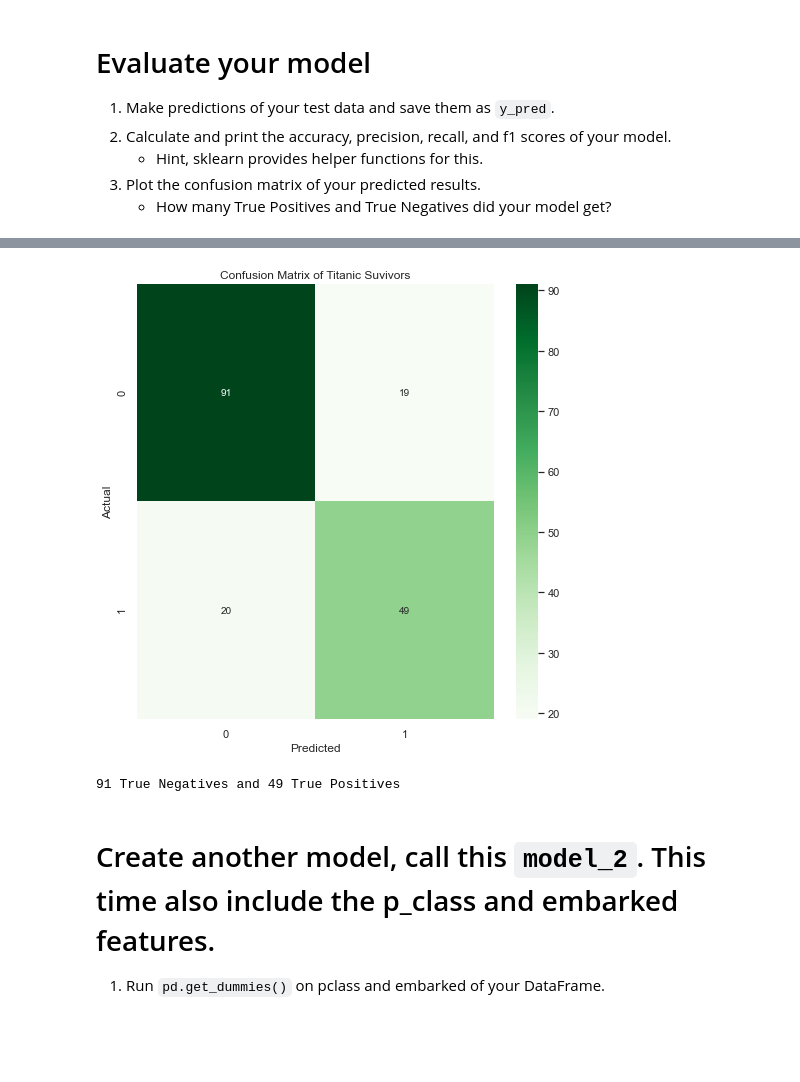
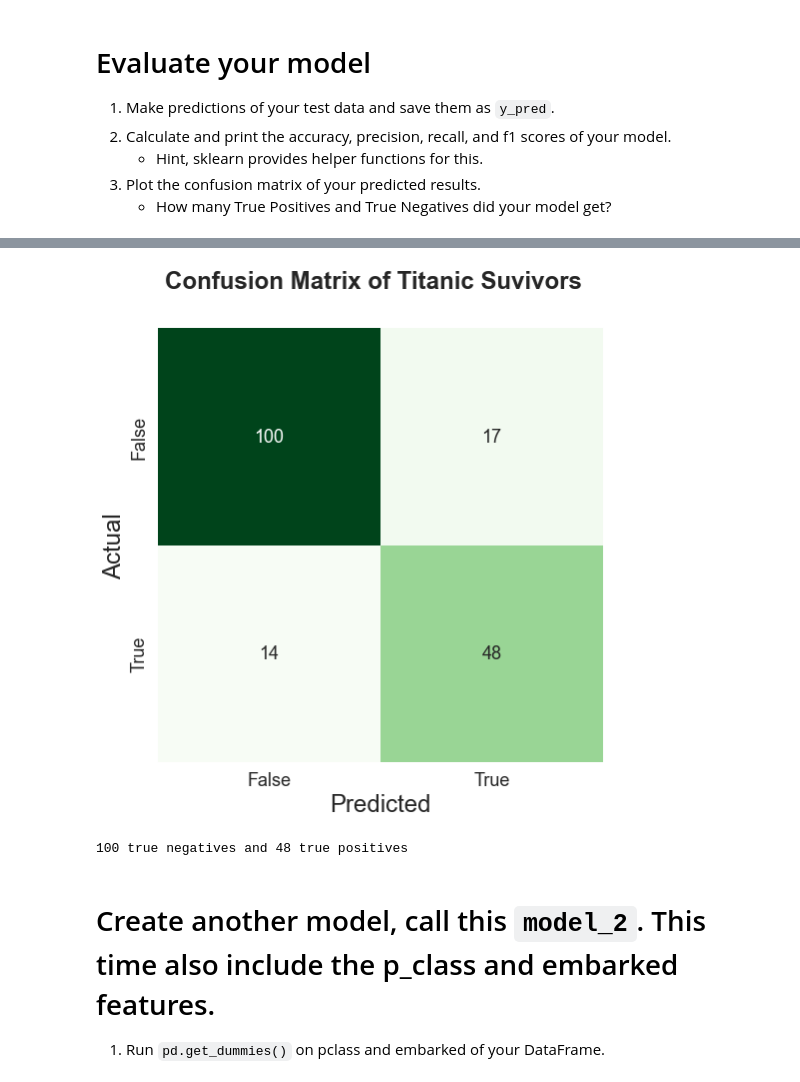
Before and after one commit to LiKenun/2021-fall-data-science, a Jupyter notebook: Week-03-Intro-To-ML/Exercise-Logistic-Regression.ipynb, the cells around one changed output, grey strips where cells are left out. Cells and saved outputs as stored; diff of their text form; code cells hidden in the pictures; blank space fills up the shorter version.

```diff
--- a/Week-03-Intro-To-ML/Exercise-Logistic-Regression.ipynb
+++ b/Week-03-Intro-To-ML/Exercise-Logistic-Regression.ipynb
@@ -27,10 +42,10 @@ from sklearn.metrics import accuracy_score, precision_score, recall_score, confu
 # %%
 # Load the titanic data set into a pandas dataframe.
 
-df = pd.read_csv('data/titanic.csv')
+df_1 = pd.read_csv('data/titanic.csv')
 
 # Display data
-df.head()
+df_1.head()
 # %% [output]
 |  | passengerid | survived | pclass | name | sex | age | sibsp | parch | ticket | fare | ... |
 | 0 | 1 | 0 | 3 | Braund, Mr. Owen Harris | male | 22.0 | 1 | 0 | A/5 21171 | 7.2500 | ... |
@@ -126,9 +168,11 @@ print(X_train.shape, X_test.shape)
 * Predict the values of your testing data
 # %%
 # Initalize our model
-model = LogisticRegression()
+model_1 = LogisticRegression()
 
 # Train our model using our training data.
-model.fit(X_train,
-          y_train)
+model_1.fit(X_train_1,
+            y_train_1)
+
+model_1.score(X_test_1, y_test_1) # Should match F1 score if all the later steps are done right
 # %% [output]
@@ -142,12 +186,12 @@ LogisticRegression()
     * How many True Positives and True Negatives did your model get?
 # %%
 # 1. Make predictions of your test data and save them as `y_pred`.
-y_pred = model.predict(X_test)
+y_pred_1 = model_1.predict(X_test_1)
 
-pd.DataFrame({'y_true': y_test,
-              'y_pred': y_pred,
-              'probability': model.predict_proba(X_test)
-                                  [:,1]
-                                  .round(2)})
+pd.DataFrame({'y_true': y_test_1,
+              'y_pred': y_pred_1,
+              'probability': model_1.predict_proba(X_test_1)
+                                    [:,1]
+                                    .round(2)})
 # %% [output]
 |  | y_true | y_pred | probability |
@@ -194,24 +242,28 @@ F1 Score 0.72
 # %%
 # 1. Plot a confusion matrix of your predicted results.
 
-cm = confusion_matrix(y_test,
-                      y_pred)
+cm_1 = confusion_matrix(y_test_1,
+                        y_pred_1)
 fig = plt.figure(figsize=(8,8))
-sns.heatmap(cm,
+sns.heatmap(cm_1,
+            xticklabels=['False', 'True'],
+            yticklabels=['False', 'True'],
             annot=True,
             fmt='.0f',
-            cmap='Greens')
-plt.xlabel('Predicted')
-plt.ylabel('Actual')
-plt.title("Confusion Matrix of Titanic Suvivors")
-tn, fp, fn, tp = confusion_matrix(y_test, y_pred).ravel()
+            cmap='Greens',
+            cbar=False) \
+   .set(xlabel='Predicted',
+        ylabel='Actual')
+plt.suptitle('Confusion Matrix of Titanic Suvivors')
+plt.show()
 # %% [output]
-[figure, old version]
+[figure, new version]
 # %%
 # How many True Positives and True Negatives did your model get?
-print(f'{tn} True Negatives and {tp} True Positives')
+true_negatives, false_positives, false_negatives, true_positives = cm_1.ravel()
+print(f'{true_negatives} true negatives and {true_positives} true positives')
 # %% [output]
-91 True Negatives and 49 True Positives
+100 true negatives and 48 true positives
 # %% [markdown]
 # Create another model, call this `model_2`.  This time also include the p_class and embarked features.
 1. Run `pd.get_dummies()` on pclass and embarked of your DataFrame.
```
Also changed, not shown: parts of 15 cells of this notebook.
